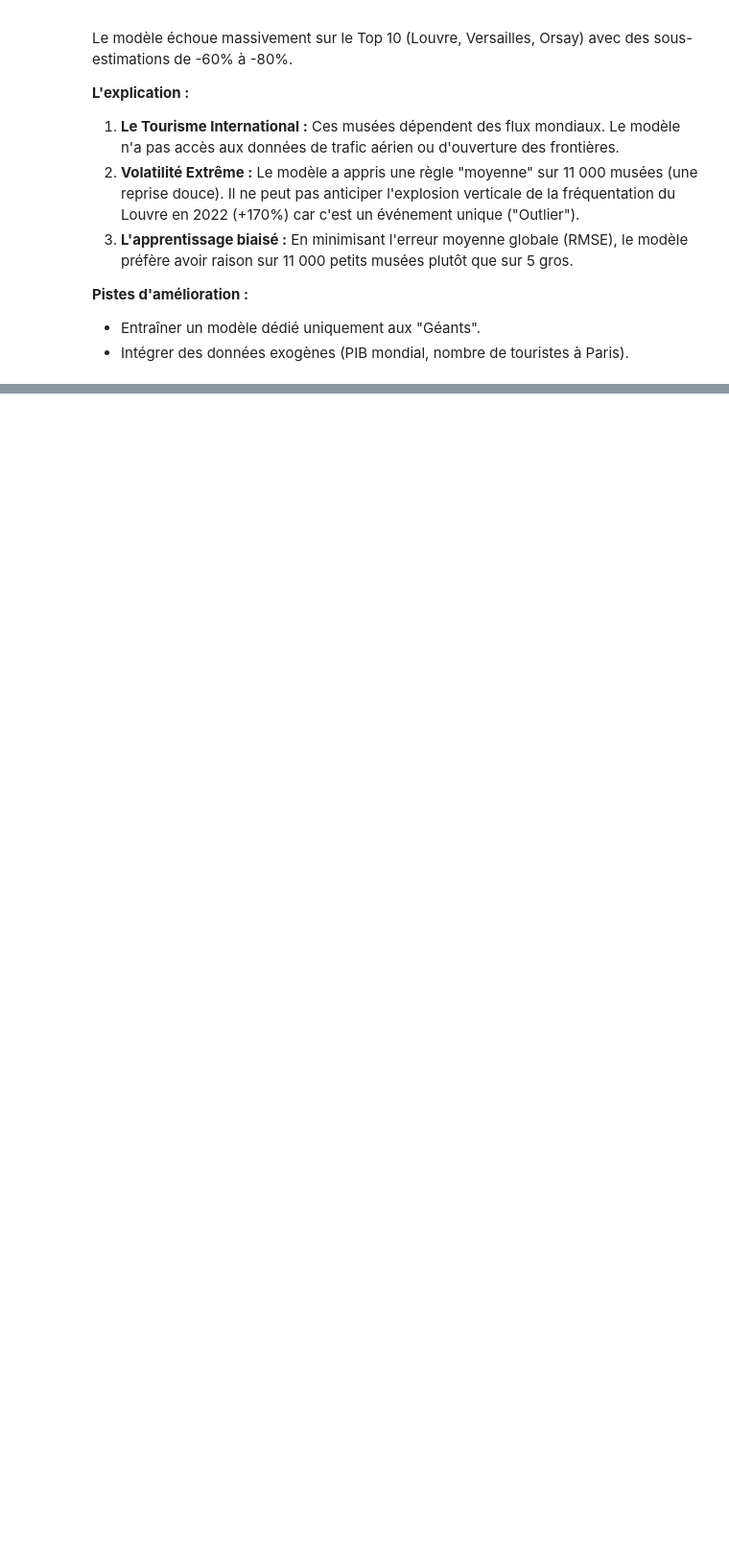
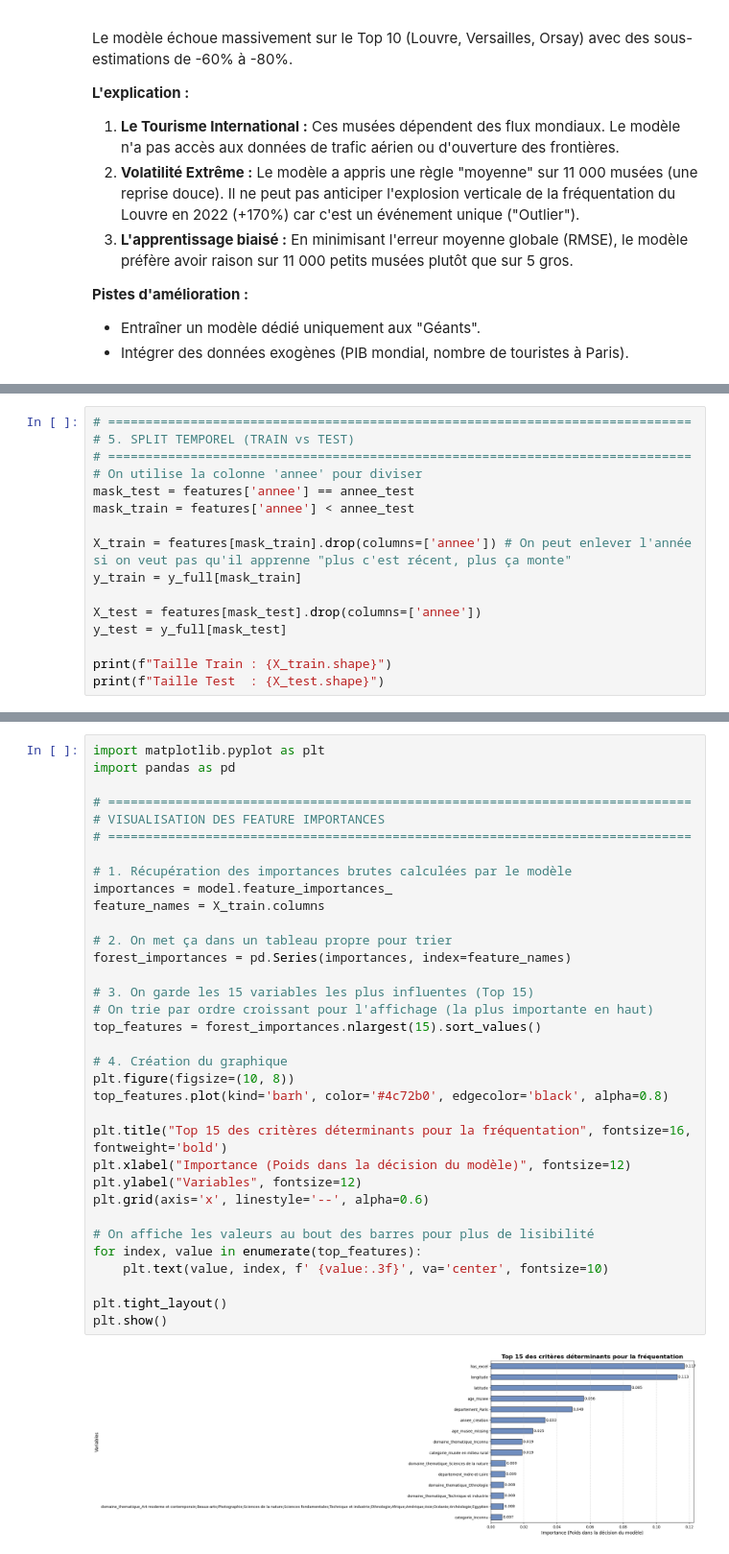
Before and after one commit to emmabezombes/prediction-musee, a Jupyter notebook: notebook/03_modelisation.ipynb, the cells around one changed output, grey strips where cells are left out. Shown at 96% size. Drawn from its saved outputs; the diff is of its cells as text; blank space fills up the shorter version.

```diff
--- a/notebook/03_modelisation.ipynb
+++ b/notebook/03_modelisation.ipynb
@@ -767,0 +832,16 @@ Le modèle échoue massivement sur le Top 10 (Louvre, Versailles, Orsay) avec de
+# %%
+# ==============================================================================
+# 5. SPLIT TEMPOREL (TRAIN vs TEST)
+# ==============================================================================
+# On utilise la colonne 'annee' pour diviser
+mask_test = features['annee'] == annee_test
+mask_train = features['annee'] < annee_test
+
+X_train = features[mask_train].drop(columns=['annee']) # On peut enlever l'année si on veut pas qu'il apprenne "plus c'est récent, plus ça monte"
+y_train = y_full[mask_train]
+
+X_test = features[mask_test].drop(columns=['annee'])
+y_test = y_full[mask_test]
+
+print(f"Taille Train : {X_train.shape}")
+print(f"Taille Test  : {X_test.shape}")
@@ -767,0 +890,36 @@ Le modèle échoue massivement sur le Top 10 (Louvre, Versailles, Orsay) avec de
+# %%
+import matplotlib.pyplot as plt
+import pandas as pd
+
+# ==============================================================================
+# VISUALISATION DES FEATURE IMPORTANCES
+# ==============================================================================
+
+# 1. Récupération des importances brutes calculées par le modèle
+importances = model.feature_importances_
+feature_names = X_train.columns
+
+# 2. On met ça dans un tableau propre pour trier
+forest_importances = pd.Series(importances, index=feature_names)
+
+# 3. On garde les 15 variables les plus influentes (Top 15)
+# On trie par ordre croissant pour l'affichage (la plus importante en haut)
+top_features = forest_importances.nlargest(15).sort_values()
+
+# 4. Création du graphique
+plt.figure(figsize=(10, 8))
+top_features.plot(kind='barh', color='#4c72b0', edgecolor='black', alpha=0.8)
+
+plt.title("Top 15 des critères déterminants pour la fréquentation", fontsize=16, fontweight='bold')
+plt.xlabel("Importance (Poids dans la décision du modèle)", fontsize=12)
+plt.ylabel("Variables", fontsize=12)
+plt.grid(axis='x', linestyle='--', alpha=0.6)
+
+# On affiche les valeurs au bout des barres pour plus de lisibilité
+for index, value in enumerate(top_features):
+    plt.text(value, index, f' {value:.3f}', va='center', fontsize=10)
+
+plt.tight_layout()
+plt.show()
+# %% [output]
+[figure, added]
```
Also changed, not shown: parts of 10 cells of this notebook.
